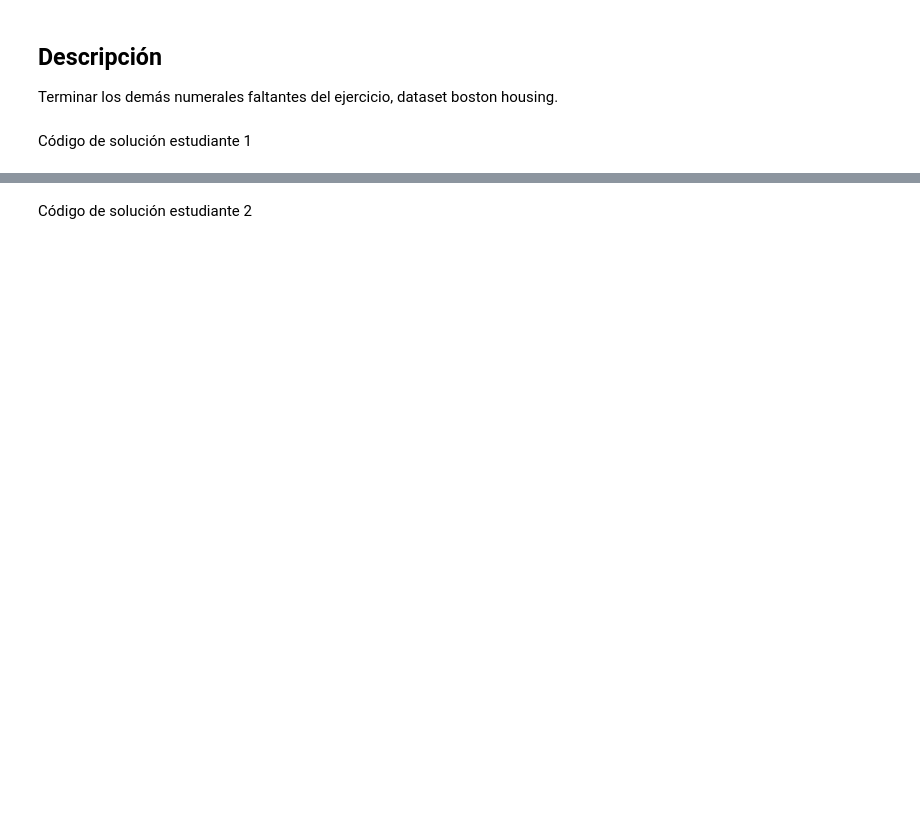
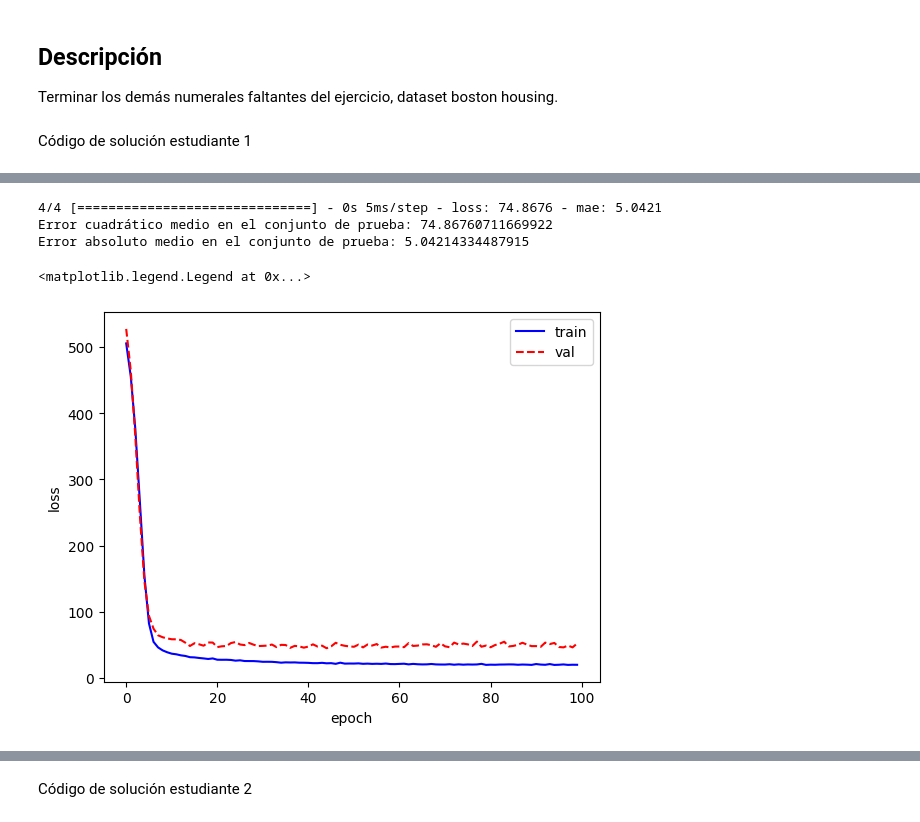
Before and after one commit to jaramillooo/Tarea_4_RAJuarez_AXCabrera, a Jupyter notebook: Tarea4_RAJuarez_ACabrera.ipynb, the cells around one changed output, grey strips where cells are left out. Cells and saved outputs as stored; diff of their text form; code cells hidden in the pictures; blank space fills up the shorter version.

```diff
--- a/Tarea4_RAJuarez_ACabrera.ipynb
+++ b/Tarea4_RAJuarez_ACabrera.ipynb
@@ -28,0 +159,35 @@ Código de solución estudiante 1
+# %%
+features_cols = ['RM', 'ZN', 'DIS', 'CHAS']
+target_col = ['MEDV']
+
+
+scaler = StandardScaler()
+data_standardized = scaler.fit_transform(data[features_cols])
+
+
+standarized = pd.DataFrame(data_standardized, columns=features_cols)
+
+X_train, X_test, y_train, y_test = train_test_split(standarized, data[target_col], test_size=0.2, random_state=1234)
+
+
+z_scores = (X_train - X_train.mean()) / X_train.std()
+outliers = (z_scores > 3) | (z_scores < -3)
+X_train_no_outliers = X_train[~outliers.any(axis=1)]
+y_train_no_outliers = y_train[~outliers.any(axis=1)]
+# %%
+model = keras.Sequential([
+    keras.layers.Dense(128, activation='relu', input_shape=(X_train_no_outliers.shape[1],)),
+    keras.layers.Dense(64, activation='relu'),
+    keras.layers.Dense(32, activation='relu'),
+    keras.layers.Dense(16, activation='relu'),
+    keras.layers.Dense(1)
+])
+
+# Compile the model
+model.compile(optimizer='rmsprop', loss='mse', metrics=['mae'])
+
+# Train the model
+fit = model.fit(X_train_no_outliers, y_train_no_outliers, epochs=100, batch_size=32, validation_split=0.2)
+
+# Print model summary
+model.summary()
@@ -28,0 +212,18 @@ Código de solución estudiante 1
+# %%
+test_mse_score, test_mae_score = model.evaluate(X_test, y_test)
+print('Error cuadrático medio en el conjunto de prueba:', test_mse_score)
+print('Error absoluto medio en el conjunto de prueba:', test_mae_score)
+# %% [output]
+4/4 [==============================] - 0s 5ms/step - loss: 74.8676 - mae: 5.0421
+Error cuadrático medio en el conjunto de prueba: 74.86760711669922
+Error absoluto medio en el conjunto de prueba: 5.04214334487915
+# %%
+# Graficar el loss del conjunto de entrenamiento y de validación
+plt.plot(fit.history['loss'], 'b', label='train')
+plt.plot(fit.history['val_loss'], 'r--', label='val')
+plt.ylabel('loss')
+plt.xlabel('epoch')
+plt.legend()
+# %% [output]
+<matplotlib.legend.Legend at 0x...>
+[figure, added]
```
Also changed, not shown: parts of 18 cells of this notebook.
